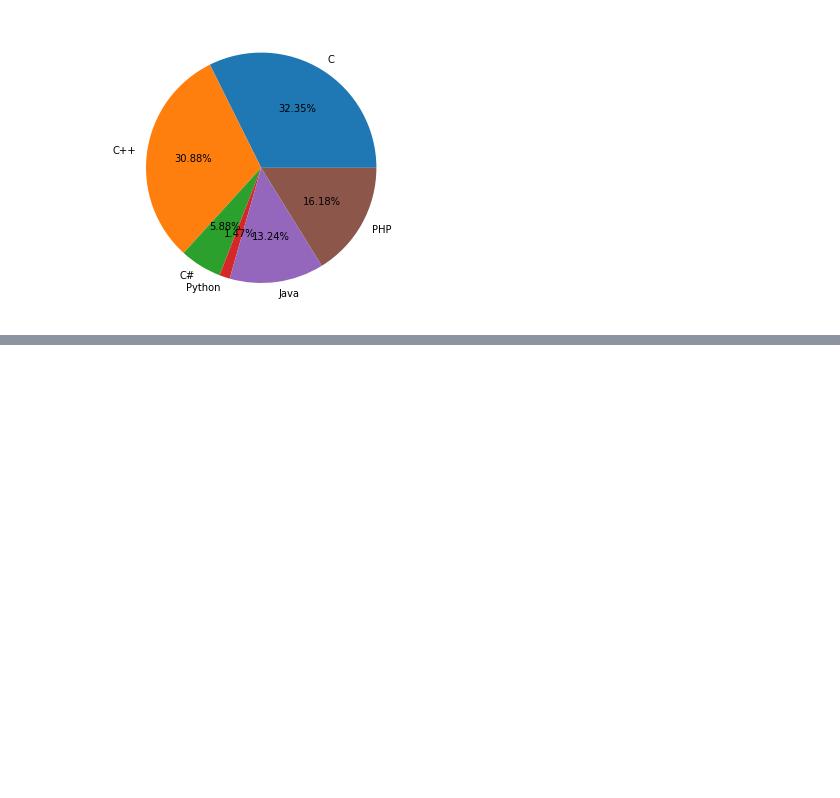
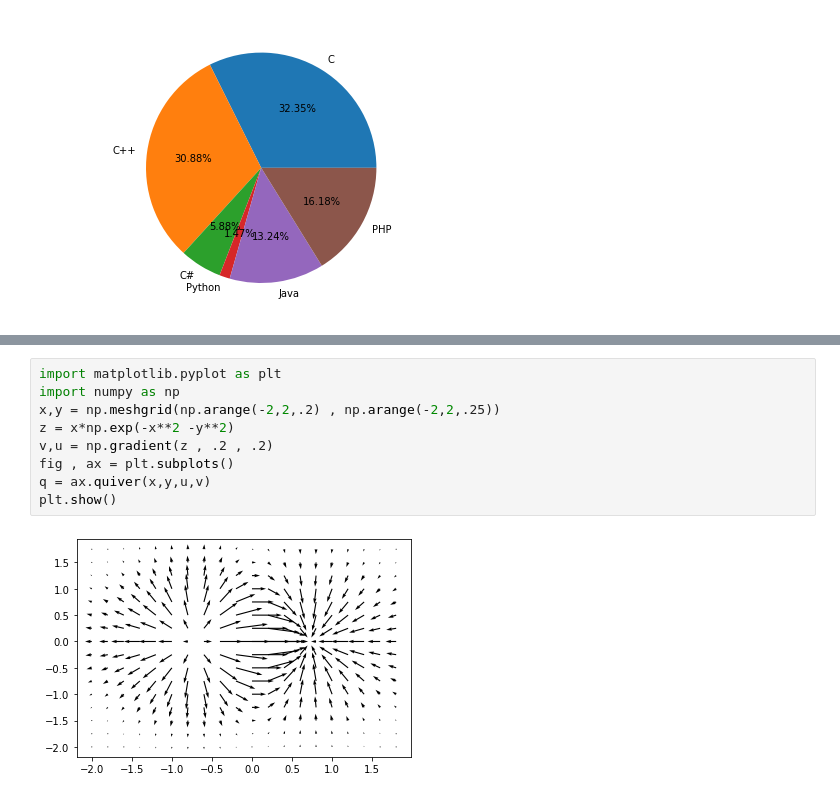
Before and after one commit to imtiaz70/matplotlib, a Jupyter notebook: matplotlibPractice.ipynb, the cells around one changed output, grey strips where cells are left out. Cells and saved outputs as stored; diff of their text form; blank space fills up the shorter version.

```diff
--- a/matplotlibPractice.ipynb
+++ b/matplotlibPractice.ipynb
@@ -109,0 +150,11 @@ plt.show
+# %%
+import matplotlib.pyplot as plt
+import numpy as np
+x,y = np.meshgrid(np.arange(-2,2,.2) , np.arange(-2,2,.25))
+z = x*np.exp(-x**2 -y**2)
+v,u = np.gradient(z , .2 , .2)
+fig , ax = plt.subplots()
+q = ax.quiver(x,y,u,v)
+plt.show()
+# %% [output]
+[figure, added]
```
Also changed, not shown: parts of 13 cells of this notebook, 1 other file.
